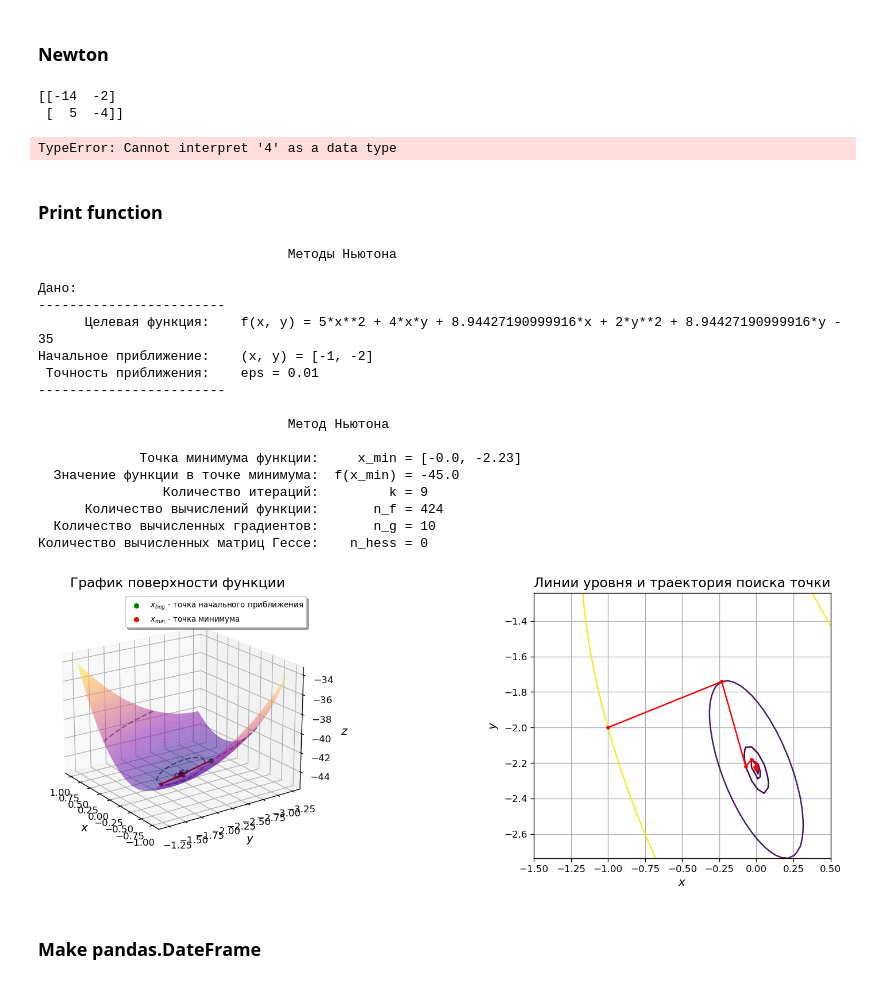
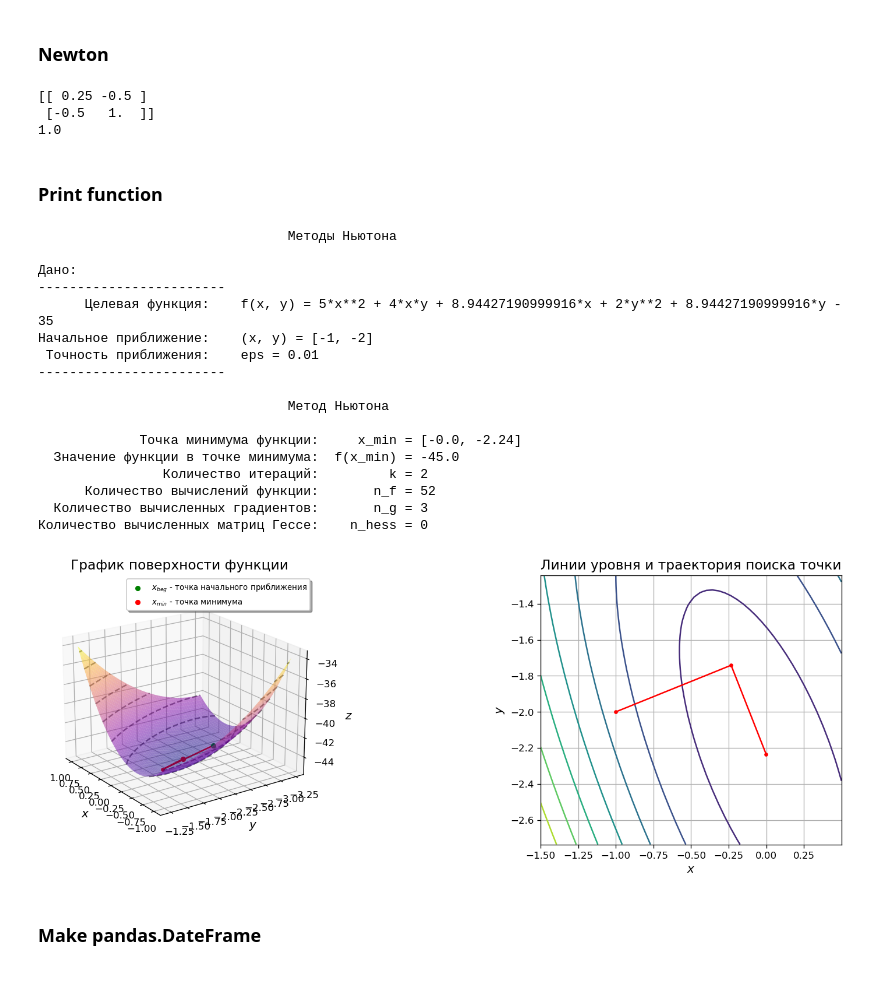
Before and after one commit to sanonesan/optimization_methods_labs, a Jupyter notebook: lab5/lab5.ipynb, the cells around one changed output. Cells and saved outputs as stored; diff of their text form; code cells hidden in the pictures.

```diff
--- a/lab5/lab5.ipynb
+++ b/lab5/lab5.ipynb
@@ -207,6 +212,29 @@ def newton_method(foo, eps = e, x = np.array(x0), nu: float = 0.8, omega: float
 
     x_prev = x
     wk_prev = wk
+    n_hess = 0
+    #--------------------------------------------------------------------
+
+    # while w_norm[-1] > eps:
+
+    #     pk = Ak.dot(wk)
+    #     n_d += 1
+
+    #     phi_k = lambda kappa: f(x + kappa * pk)
+
+    #     temp = 0
+    #     kappa_k, temp = method_goldenRatio(phi_k, 0.5, 0, eps/1000)
+    #     #kappa_k, nnn, temp = optimize.golden(phi_k, full_output=True)
+    #     n_f += temp
+    #     x = x + kappa_k * pk
+
+    #     dx = x - x_prev
+    #     wk = anti_grad(x)
+    #     dw = wk - wk_prev
+
+    #     dA = - ( dx.dot(dx.T) / np.dot(dw, dx) + (Ak.dot(dw.dot((dw.T).dot(Ak.T)))) / np.dot(Ak.dot(dw), dw))
+    #     Ak = Ak + dA
+
 
     #--------------------------------------------------------------------
 
@@ -221,8 +249,8 @@ def newton_method(foo, eps = e, x = np.array(x0), nu: float = 0.8, omega: float
         phi_k = lambda kappa: f(x + kappa * pk)
 
         temp = 0
-        #kappa_k, temp = method_goldenRatio(phi_k, 1, 0, eps/100)
-        kappa_k, nnn, temp = optimize.golden(phi_k, full_output=True)
+        kappa_k, temp = method_goldenRatio(phi_k, 1, 0, eps/1000)
+        #kappa_k, nnn, temp = optimize.golden(phi_k, full_output=True)
 
         n_f += temp
 
@@ -234,14 +262,21 @@ def newton_method(foo, eps = e, x = np.array(x0), nu: float = 0.8, omega: float
         xk[0].append(x[0])
         xk[1].append(x[1])
 
-        if n_d % n:
+        if n_d % 5 == 0:
             Ak = np.identity(n)
         else:
             dx = x - x_prev
+            dx_m = np.array([[dx[0], 0], [dx[1], 0]])
             dw = wk - wk_prev
+            dw_m = np.array([[dw[0], 0], [dw[1], 0]])
 
-            dA = - ( dx.dot(dx.T) / np.dot(dw, dx) + (Ak.dot(dw.dot((dw.T).dot(Ak.T)))) / np.dot(Ak.dot(dw), dw))
+            dA =  ( dx_m.dot(dx_m.T) / (dw.dot(dx)) - (Ak.dot(S.dot(Ak.T)))) / np.dot(Ak.dot(dw), dw))
+            # print('\n - - - - - \n')
+            # print(dx_m.dot(dx_m.T) / np.dot(dw, dx), '\n ----- \n')
+            # print((Ak.dot(dw.dot((dw.T).dot(Ak.T)))) / np.dot(Ak.dot(dw), dw), '\n !!!!!!! \n')
+            # print(dA, '\n ++++++++++ \n')
             Ak = Ak + dA
+            # print(Ak, '\n ============ \n')
 
 
         x_prev = x
@@ -329,24 +364,26 @@ def newton_method(foo, eps = e, x = np.array(x0), nu: float = 0.8, omega: float
     #     wk = np.array(wk1)
     #     x = np.array(x1)
     #print(xk)
+
+
     return x, xk, w_norm, n_f, n_g, n_d, n_hess
 # %%
 from functools import reduce
 import numpy as np
-B = np.array([[14, 2], [-5 , 4]])
-C = np.array([1,-2])
-T = np.array([1,2])
+B = np.array([[1/2, 0], [-1 , 0]])#
+C = np.array([1/2,-1])
+R = np.array([0,-1])
 #print(np.dot(C, B), np.dot(B.T, C))
-print(-B)
+print(B.dot(B.T))
 #r = np.ones(2, 4)
-print(r)
-print(C.dot(T.T))
-print(np.dot(C, T))
+#print(r)
+print(C.dot(R))
+#print(np.dot(C, T))
 #np.matrix.transpose(C)
 # %% [output]
-[[-14  -2]
- [  5  -4]]
+[[ 0.25 -0.5 ]
+ [-0.5   1.  ]]
+1.0
-TypeError: Cannot interpret '4' as a data type
 # %% [markdown]
 <H3> Print function </H3>
 # %%
@@ -414,44 +451,44 @@ def print_res(foo, x0 = x0, e_help = 2, flag = 0):
 import numpy as np
 import math
 
-alpha = 50
+alpha = 1
 foo = lambda x, y: alpha * (x**2 - y)**2 + (x - 1)**2
 foo = lambda x, y: 5*x**2 + 4* x * y + 2 * y**2 + 4 * math.sqrt(5) * (x +  y) -35
 # h = lambdify((x_, y_), [[diff(foo(x_, y_), x_, 2), diff(foo(x_, y_), x_, y_)], [diff(foo(x_, y_), y_, x_), diff(foo(x_, y_), y_, 2)]], 'numpy')
 # H = lambda x: np.array(h(x[0],x[1]))
 
 x0 = [-1, -2]
 
 print_res(foo, x0, 2)
 
 #x_min, xk, w_norm, n_f, n_g , n_d, n_hess = newton_method(foo, eps, x0, 3, 4, 0)
 #draw_all(x0, x_min, xk, w_norm, 0, foo, 30, -20)
 #draw_all(x0, x_min, xk, w_norm, 0, foo, 45, 170)
 
 
 # alpha = 200
 # foo = lambda x, y: alpha * (x**2 - y)**2 + (x - 1)**2
 
 # print_res(foo, x0, 2)
 # %% [output]
                                 Методы Ньютона
 
 Дано:
 ------------------------
       Целевая функция:    f(x, y) = 5*x**2 + 4*x*y + 8.94427190999916*x + 2*y**2 + 8.94427190999916*y - 35
 Начальное приближение:    (x, y) = [-1, -2]
  Точность приближения:    eps = 0.01
 ------------------------
 
                                 Метод Ньютона
 
-             Точка минимума функции:     x_min = [-0.0, -2.23]
+             Точка минимума функции:     x_min = [-0.0, -2.24]
   Значение функции в точке минимума:  f(x_min) = -45.0
-                Количество итераций:         k = 9
-      Количество вычислений функции:       n_f = 424
-  Количество вычисленных градиентов:       n_g = 10
+                Количество итераций:         k = 2
+      Количество вычислений функции:       n_f = 52
+  Количество вычисленных градиентов:       n_g = 3
 Количество вычисленных матриц Гессе:    n_hess = 0
-[figure, old version]
+[figure, new version]
 # %% [markdown]
 <H3> Make pandas.DateFrame </H3>
 # %%
```
Also changed, not shown: parts of 1 cell of this notebook.
